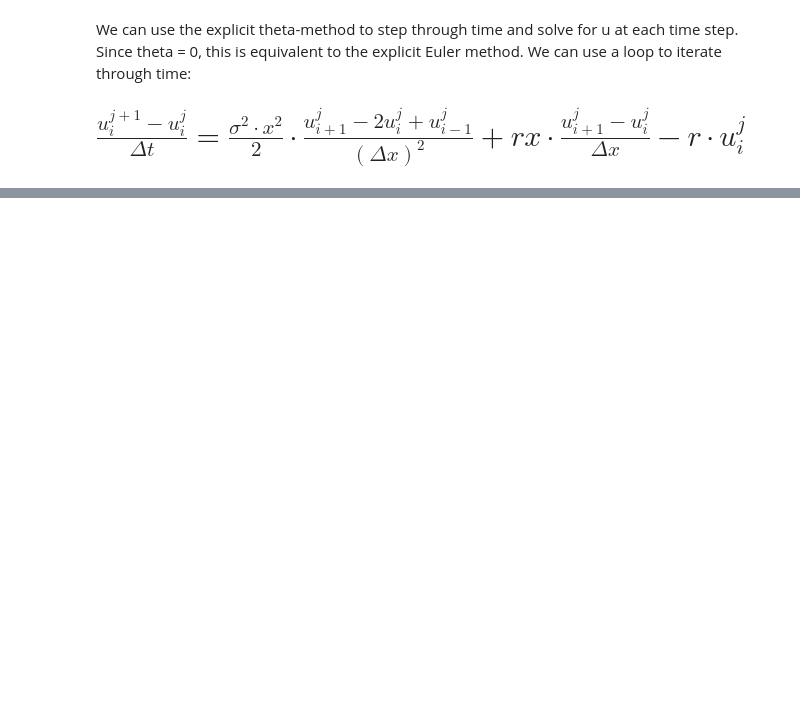
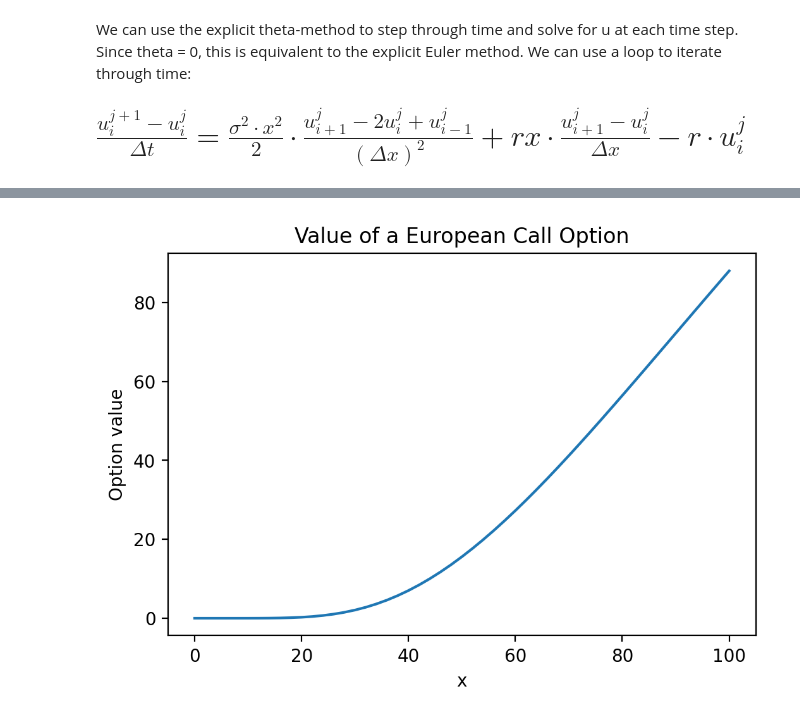
Before and after one commit to Spiegeldondi/comp_fin, a Jupyter notebook: ex10/10_3.ipynb, the cells around one changed output, grey strips where cells are left out. Cells and saved outputs as stored; diff of their text form; code cells hidden in the pictures; blank space fills up the shorter version.

```diff
--- a/ex10/10_3.ipynb
+++ b/ex10/10_3.ipynb
@@ -89,3 +89,17 @@ plt.show()
+# %%
+# Compute the value of a European call option
+S0 = 10
+option_value = np.maximum(u[:, -1], 0)
+
+# Plot the option value
+plt.figure(dpi=200)
+plt.plot(x, option_value)
+plt.title("Value of a European Call Option")
+plt.xlabel('x')
+plt.ylabel('Option value')
+plt.show()
+# %% [output]
+[figure, added]
 # %%
 # Compute the value of a European call option
 S0 = 10
```
Also changed, not shown: parts of 3 cells of this notebook, 4 other files.
